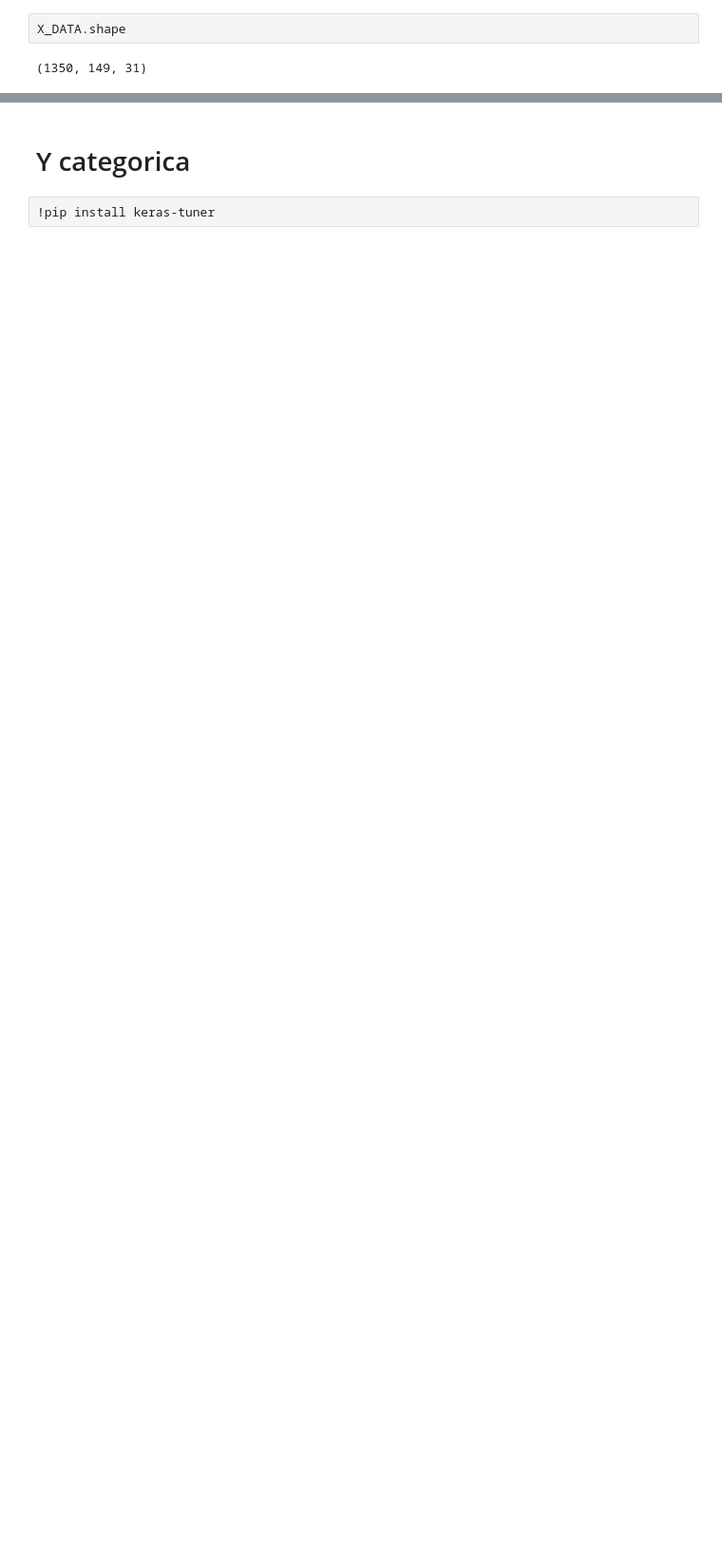
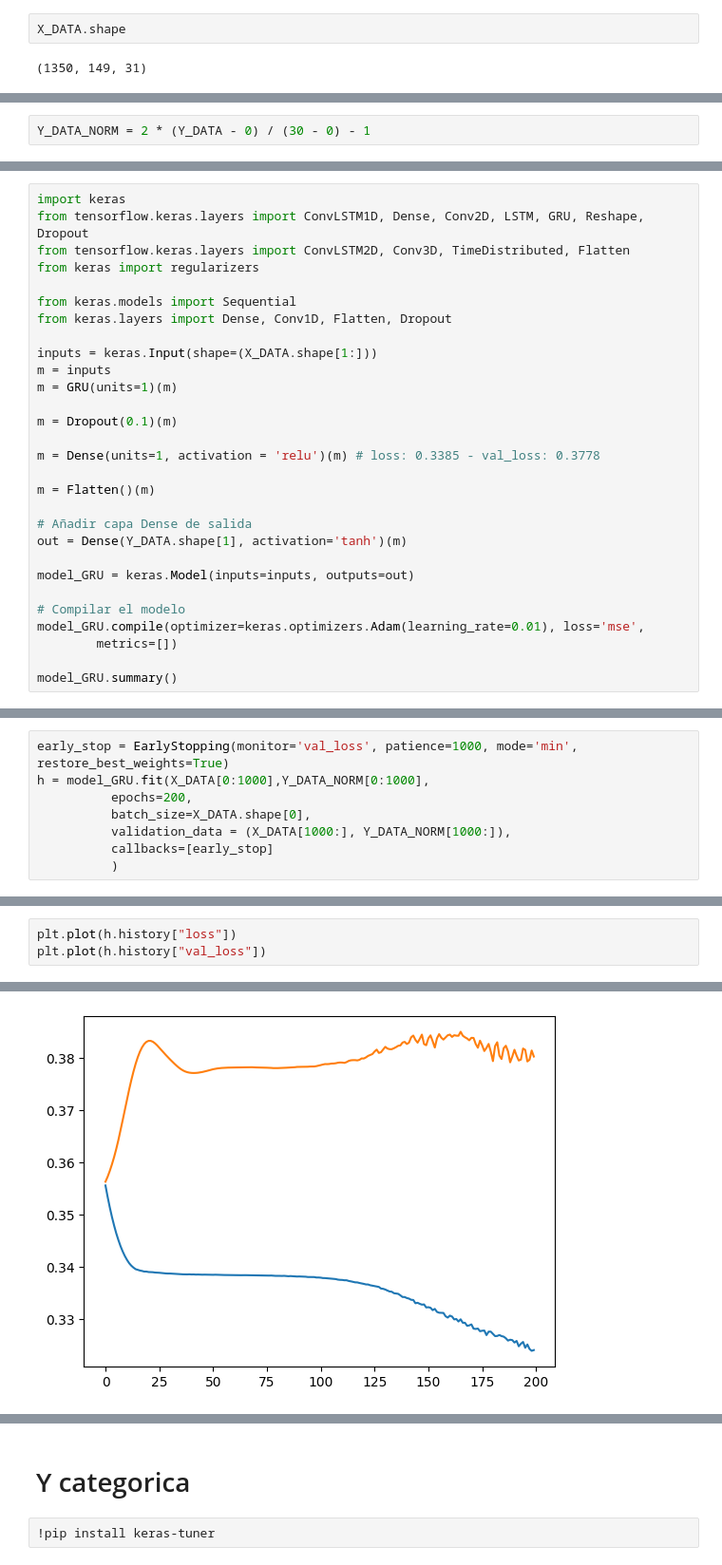
Before and after one commit to tintenderete/TFM, a Jupyter notebook: modelo_fijo_datos_ibex35.ipynb, the cells around one changed output, grey strips where cells are left out. Shown at 95% size. Drawn from its saved outputs; the diff is of its cells as text; blank space fills up the shorter version.

```diff
--- a/modelo_fijo_datos_ibex35.ipynb
+++ b/modelo_fijo_datos_ibex35.ipynb
@@ -717,0 +912,2 @@ X_DATA.shape
+# %%
+Y_DATA_NORM = 2 * (Y_DATA - 0) / (30 - 0) - 1
@@ -717,0 +923,29 @@ X_DATA.shape
+# %%
+import keras
+from tensorflow.keras.layers import ConvLSTM1D, Dense, Conv2D, LSTM, GRU, Reshape, Dropout
+from tensorflow.keras.layers import ConvLSTM2D, Conv3D, TimeDistributed, Flatten
+from keras import regularizers
+
+from keras.models import Sequential
+from keras.layers import Dense, Conv1D, Flatten, Dropout
+
+inputs = keras.Input(shape=(X_DATA.shape[1:]))
+m = inputs
+m = GRU(units=1)(m)
+
+m = Dropout(0.1)(m)
+
+m = Dense(units=1, activation = 'relu')(m) # loss: 0.3385 - val_loss: 0.3778
+
+m = Flatten()(m)
+
+# Añadir capa Dense de salida
+out = Dense(Y_DATA.shape[1], activation='tanh')(m)
+
+model_GRU = keras.Model(inputs=inputs, outputs=out)
+
+# Compilar el modelo
+model_GRU.compile(optimizer=keras.optimizers.Adam(learning_rate=0.01), loss='mse',
+        metrics=[])
+
+model_GRU.summary()
@@ -717,0 +972,8 @@ X_DATA.shape
+# %%
+early_stop = EarlyStopping(monitor='val_loss', patience=1000, mode='min', restore_best_weights=True)
+h = model_GRU.fit(X_DATA[0:1000],Y_DATA_NORM[0:1000],
+          epochs=200,
+          batch_size=X_DATA.shape[0],
+          validation_data = (X_DATA[1000:], Y_DATA_NORM[1000:]),
+          callbacks=[early_stop]
+          )
@@ -717,0 +1002,4 @@ X_DATA.shape
+# %%
+plt.plot(h.history["loss"])
+plt.plot(h.history["val_loss"])
+# %% [output]
@@ -717,0 +1007 @@ X_DATA.shape
+[figure, added]
```
Also changed, not shown: parts of 103 cells of this notebook.
